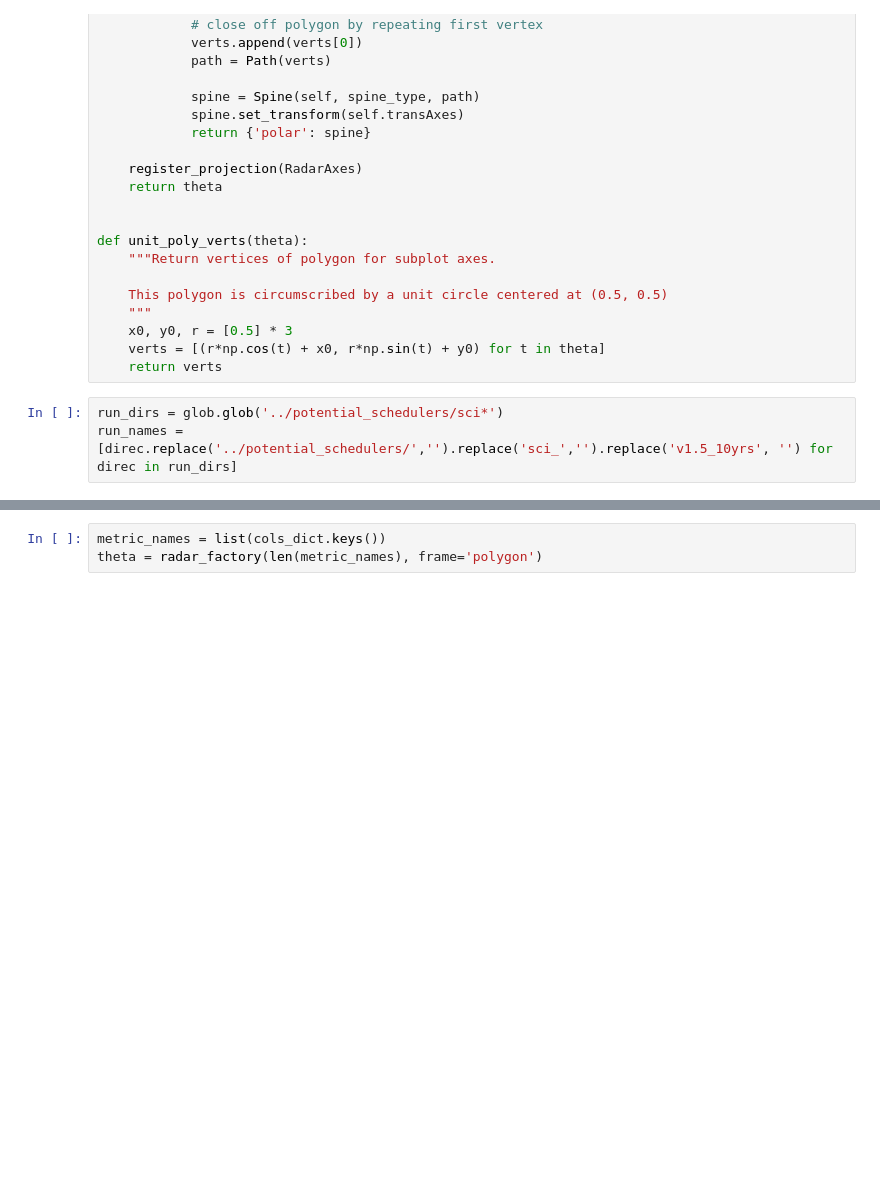
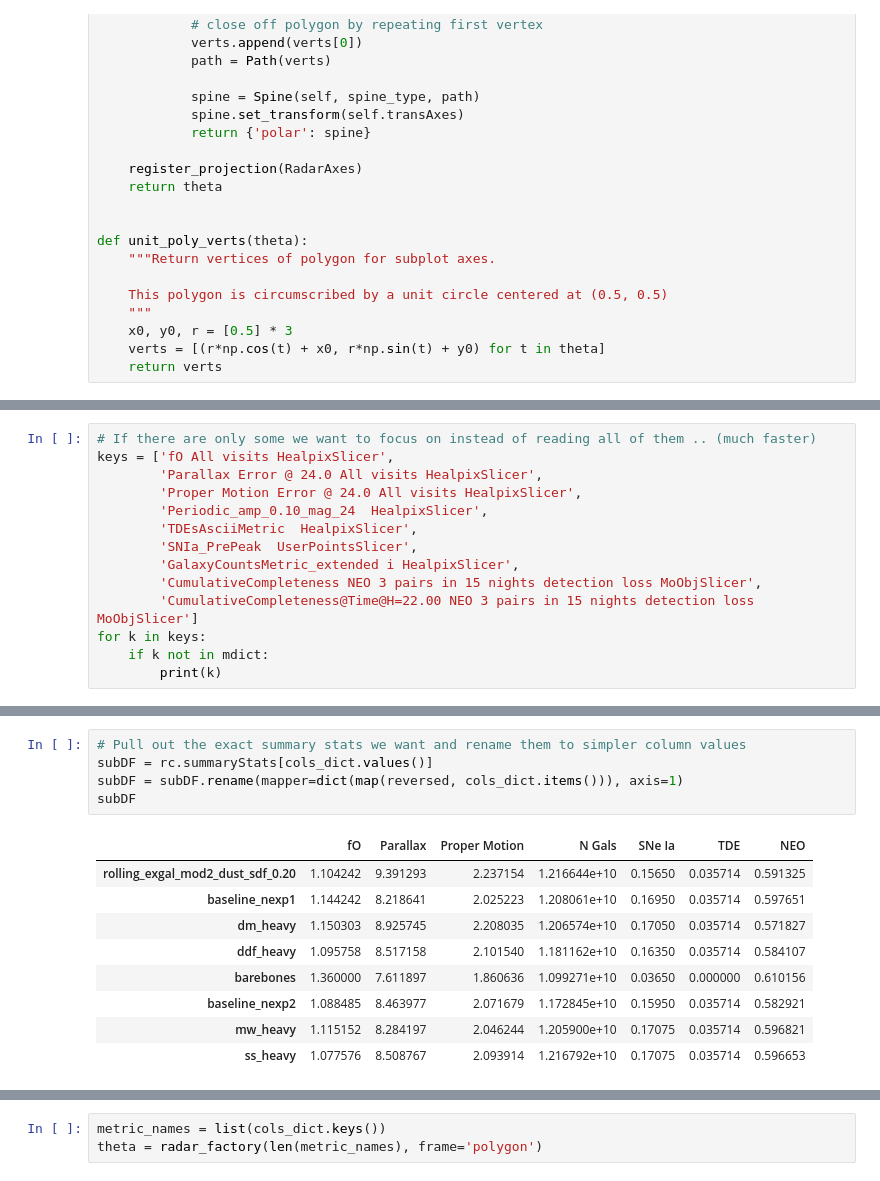
Before and after one commit to lsst-sims/sims_featureScheduler_runs1.5, a Jupyter notebook: beta_radar/beta_radar.ipynb, the cells around one changed output, grey strips where cells are left out. Saved outputs shown, nothing was run; the diff lists cells and outputs as text; blank space fills up the shorter version.

```diff
--- a/beta_radar/beta_radar.ipynb
+++ b/beta_radar/beta_radar.ipynb
@@ -114,6 +116,3 @@ def unit_poly_verts(theta):
     x0, y0, r = [0.5] * 3
     verts = [(r*np.cos(t) + x0, r*np.sin(t) + y0) for t in theta]
     return verts
-# %%
-run_dirs = glob.glob('../potential_schedulers/sci*')
-run_names = [direc.replace('../potential_schedulers/','').replace('sci_','').replace('v1.5_10yrs', '') for direc in run_dirs]
@@ -181,0 +194,14 @@ Name: TDEsAsciiMetric  HealpixSlicer, dtype: float64
+# %%
+# If there are only some we want to focus on instead of reading all of them .. (much faster)
+keys = ['fO All visits HealpixSlicer',
+        'Parallax Error @ 24.0 All visits HealpixSlicer',
+        'Proper Motion Error @ 24.0 All visits HealpixSlicer',
+        'Periodic_amp_0.10_mag_24  HealpixSlicer',
+        'TDEsAsciiMetric  HealpixSlicer',
+        'SNIa_PrePeak  UserPointsSlicer',
+        'GalaxyCountsMetric_extended i HealpixSlicer',
+        'CumulativeCompleteness NEO 3 pairs in 15 nights detection loss MoObjSlicer',
+        'CumulativeCompleteness@Time@H=22.00 NEO 3 pairs in 15 nights detection loss MoObjSlicer']
+for k in keys:
+    if k not in mdict:
+        print(k)
@@ -231,0 +247,15 @@ sub_df
+# %%
+# Pull out the exact summary stats we want and rename them to simpler column values
+subDF = rc.summaryStats[cols_dict.values()]
+subDF = subDF.rename(mapper=dict(map(reversed, cols_dict.items())), axis=1)
+subDF
+# %% [output]
+|  | fO | Parallax | Proper Motion | N Gals | SNe Ia | TDE | NEO |
+| rolling_exgal_mod2_dust_sdf_0.20 | 1.104242 | 9.391293 | 2.237154 | 1.216644e+10 | 0.15650 | 0.035714 | 0.591325 |
+| baseline_nexp1 | 1.144242 | 8.218641 | 2.025223 | 1.208061e+10 | 0.16950 | 0.035714 | 0.597651 |
+| dm_heavy | 1.150303 | 8.925745 | 2.208035 | 1.206574e+10 | 0.17050 | 0.035714 | 0.571827 |
+| ddf_heavy | 1.095758 | 8.517158 | 2.101540 | 1.181162e+10 | 0.16350 | 0.035714 | 0.584107 |
+| barebones | 1.360000 | 7.611897 | 1.860636 | 1.099271e+10 | 0.03650 | 0.000000 | 0.610156 |
+| baseline_nexp2 | 1.088485 | 8.463977 | 2.071679 | 1.172845e+10 | 0.15950 | 0.035714 | 0.582921 |
+| mw_heavy | 1.115152 | 8.284197 | 2.046244 | 1.205900e+10 | 0.17075 | 0.035714 | 0.596821 |
+| ss_heavy | 1.077576 | 8.508767 | 2.093914 | 1.216792e+10 | 0.17075 | 0.035714 | 0.596653 |
```
Also changed, not shown: parts of 19 cells of this notebook.
